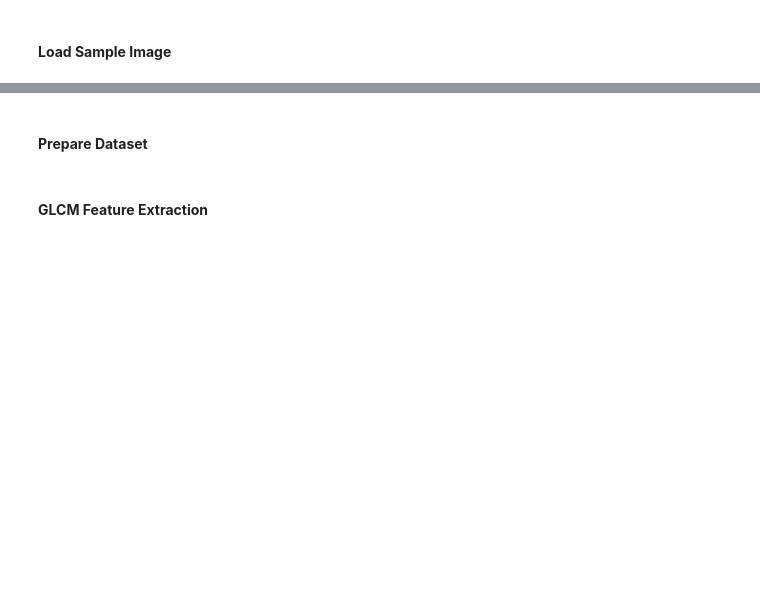
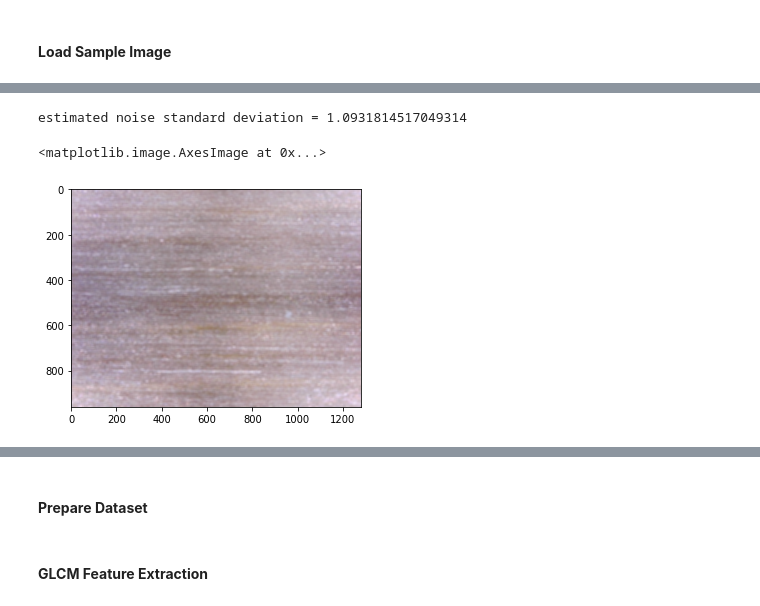
Before and after one commit to ormorteey/STA-260-Project, a Jupyter notebook: STA_260_EDA.ipynb, the cells around one changed output, grey strips where cells are left out. Saved outputs shown, nothing was run; the diff lists cells and outputs as text; code cells hidden in the pictures; blank space fills up the shorter version.

```diff
--- a/STA_260_EDA.ipynb
+++ b/STA_260_EDA.ipynb
@@ -404,0 +434,16 @@ Index(['Capturetime', 'Buildangle', 'Facenumber', 'Measurementnum', 'Ra', 'Rq',
+# %%
+patch_kw = dict(patch_size=5,      # 5x5 patches
+                patch_distance=6,  # 13x13 search area
+                channel_axis=-1)
+
+sigma_est = np.mean(estimate_sigma(img_test, channel_axis=-1))
+print(f'estimated noise standard deviation = {sigma_est}')
+
+
+denoise2_fast = denoise_nl_means(img_test, h=0.6 * sigma_est, sigma=sigma_est,
+                                 fast_mode=True, **patch_kw)
+plt.imshow(denoise2_fast)
+# %% [output]
+estimated noise standard deviation = 1.0931814517049314
+<matplotlib.image.AxesImage at 0x...>
+[figure, added]
```
Also changed, not shown: parts of 46 cells of this notebook.
